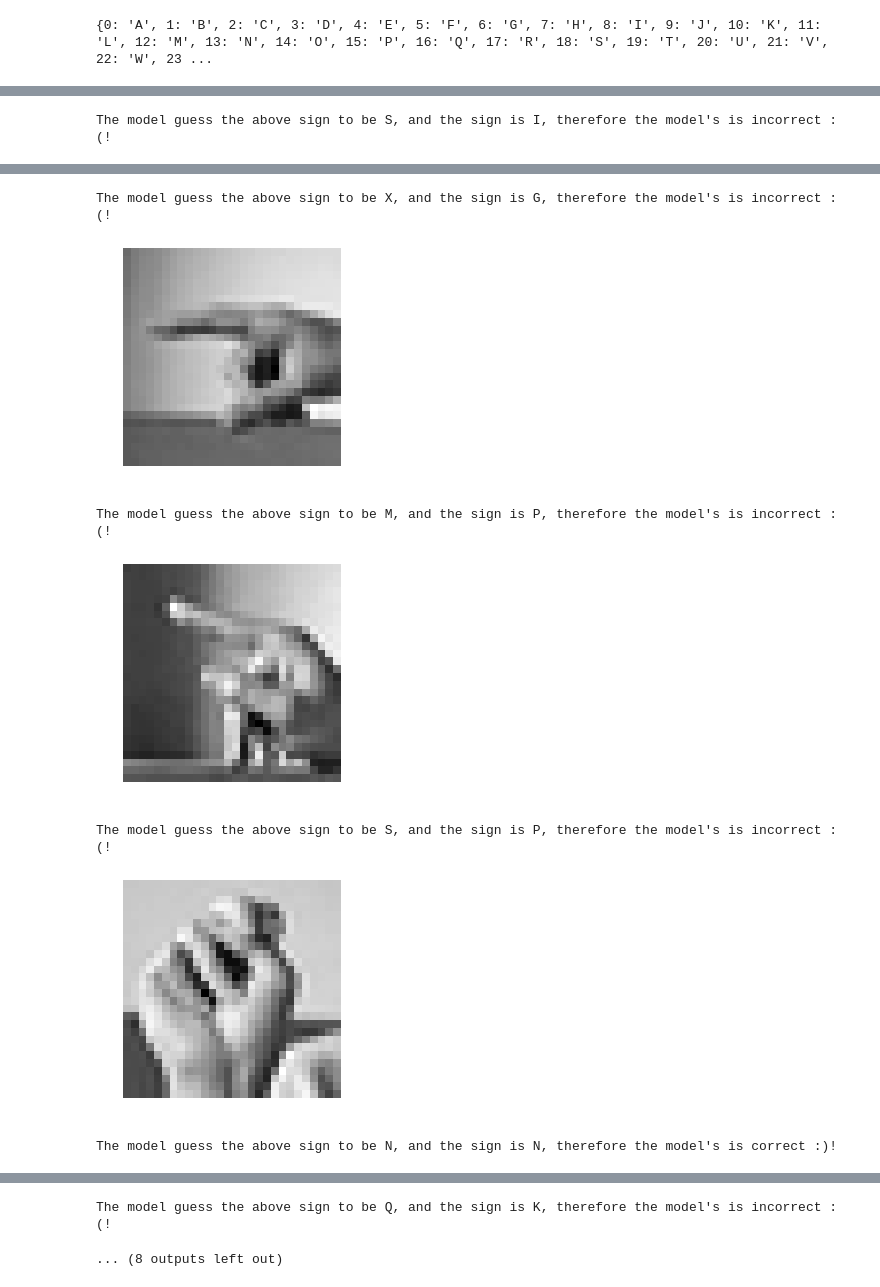
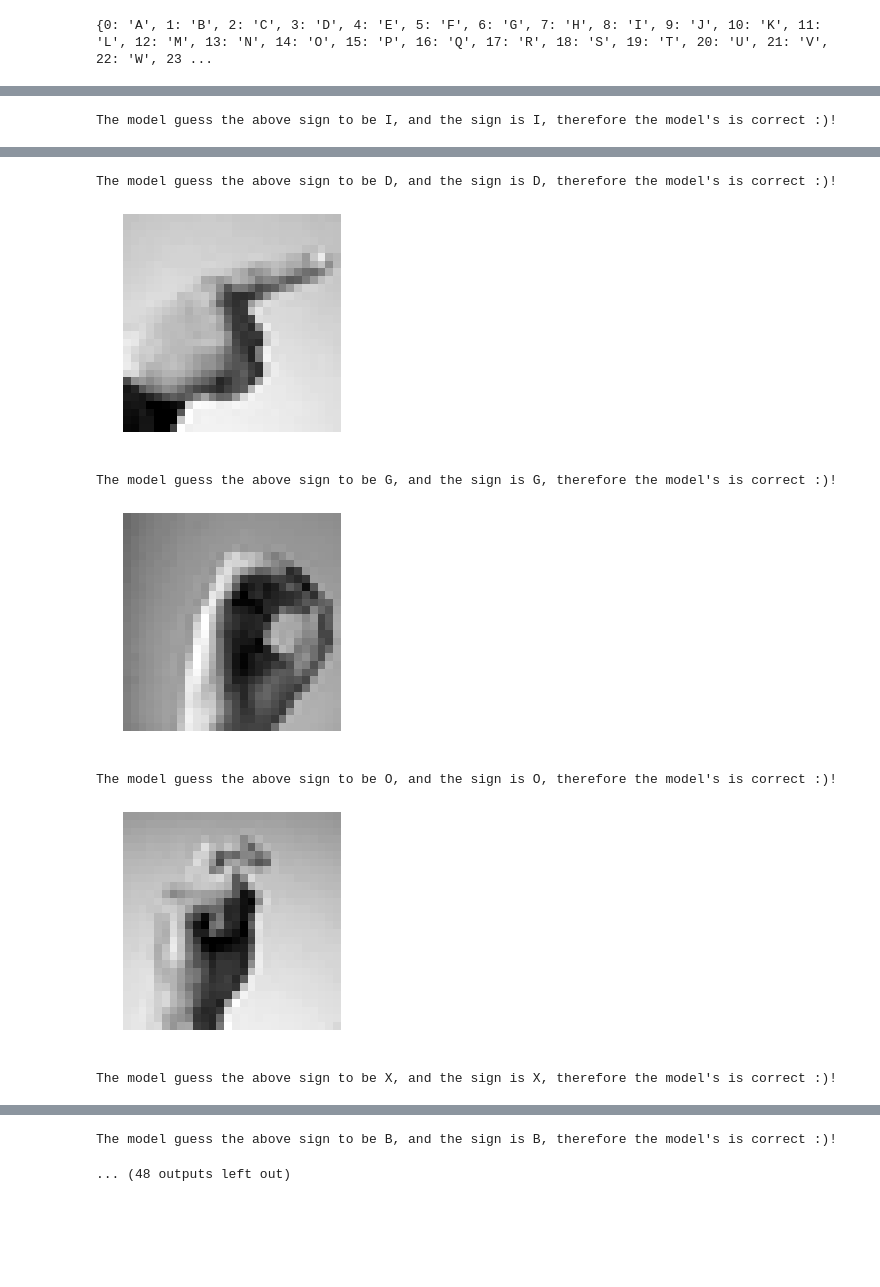
Before and after one commit to zhx281/Tensorflow-course, a Jupyter notebook: CNN/American_sign_language_v1.ipynb, the cells around one changed output, grey strips where cells are left out. Drawn from its saved outputs; the diff is of its cells as text; code cells hidden in the pictures; blank space fills up the shorter version.

```diff
--- a/CNN/American_sign_language_v1.ipynb
+++ b/CNN/American_sign_language_v1.ipynb
@@ -115,6 +139,7 @@ print(testing_labels.shape)
 
 if len(training_images.shape) < 4:
   training_images = np.expand_dims(training_images, axis=-1)
+if len(testing_images.shape) < 4:
   testing_images = np.expand_dims(testing_images, axis=-1)
 
 # Create an ImageDataGenerator and do Image Augmentation
@@ -139,5 +164,13 @@ print(testing_images.shape)
 # %% [markdown]
 # Step - 3: Create the Model
+# %%
+class myCallback(tf.keras.callbacks.Callback):
+  def __init__(self, p=0.9):
+    self.p = p
+  def on_epoch_end(self, epoch, logs={}):
+    if (logs.get('acc')>self.p):
+      print("\nReached {:.2f}% training accuracy, training STOP!".format(self.p*100))
+      self.model.stop_training = True
 # %%
 # Define the model with 2 Conv2D and 2 MaxPooling2D
 # and a dropout layer
@@ -148,20 +181,25 @@ model = tf.keras.models.Sequential([
   tf.keras.layers.MaxPooling2D(2,2),
   tf.keras.layers.Flatten(),
   tf.keras.layers.Dense(1024, activation='relu'),
-  tf.keras.layers.Dropout(.5),
+  tf.keras.layers.Dropout(.2),
   tf.keras.layers.Dense(training_labels.max()+1, activation='softmax')
   ])
 
 # Compile Model.
 model.compile(loss='sparse_categorical_crossentropy',
               optimizer='adam',
-              metrics=['sparse_categorical_accuracy'])
+              metrics=['acc'])
 # %%
-callbacks = myCallback()
+callbacks = myCallback(p=.8)
 # Train the Model
-history = model.fit_generator(train_datagen.flow(training_images, training_labels, batch_size=32),
+history = model.fit_generator(train_datagen.flow(training_images,
+                                                 training_labels,
+                                                 batch_size=32),
                               steps_per_epoch=len(training_images)/32,
-                              epochs=15,
-                              validation_data=validation_datagen.flow(testing_images, testing_labels, batch_size=32),
-                              validation_steps=len(testing_images)/32)
+                              epochs=100,
+                              validation_data=validation_datagen.flow(testing_images,
+                                                                      testing_labels,
+                                                                      batch_size=32),
+                              validation_steps=len(testing_images)/32,
+                              callbacks=[callbacks])
 # %% [output]
@@ -239,18 +268,22 @@ import matplotlib.image as mpimg
 import matplotlib.pyplot as plt
 from PIL import Image
 
-for image, label in zip(test_images, test_labels):
-  img = image.reshape(28, 28)
-  plt.imshow(img, cmap='gray')
+score = 0
+for image, label in zip(hidden_images, hidden_labels):
+  plt.imshow(image, cmap='gray')
   plt.axis('off')
   plt.show()
 
-  p = model.predict(np.expand_dims(image, axis=0))
+  img = np.expand_dims(image, axis=-1)/255.
+  p = model.predict(np.expand_dims(img, axis=0))
   predict = np.argmax(p)
   is_correct = 'correct :)!' if predict==label else 'incorrect :(!'
-
+  if is_correct == 'correct :)!':
+    score += 1
   print('The model guess the above sign to be {}, and the sign is {}, '
         "therefore the model's is {}".format(al_key[predict],
                                              al_key[int(label)],
                                              is_correct))
+
+print("The model's test accuracy is {:.2f}%".format(score/len(hidden_labels)*100))
 # %% [output]
@@ -258 +291 @@ for image, label in zip(test_images, test_labels):
-The model guess the above sign to be S, and the sign is I, therefore the model's is incorrect :(!
+The model guess the above sign to be I, and the sign is I, therefore the model's is correct :)!
@@ -260,7 +293,7 @@ The model guess the above sign to be S, and the sign is I, therefore the model's
-The model guess the above sign to be X, and the sign is G, therefore the model's is incorrect :(!
+The model guess the above sign to be D, and the sign is D, therefore the model's is correct :)!
-[figure, old version]
+[figure, new version]
-The model guess the above sign to be M, and the sign is P, therefore the model's is incorrect :(!
+The model guess the above sign to be G, and the sign is G, therefore the model's is correct :)!
-[figure, old version]
+[figure, new version]
-The model guess the above sign to be S, and the sign is P, therefore the model's is incorrect :(!
+The model guess the above sign to be O, and the sign is O, therefore the model's is correct :)!
-[figure, old version]
+[figure, new version]
-The model guess the above sign to be N, and the sign is N, therefore the model's is correct :)!
+The model guess the above sign to be X, and the sign is X, therefore the model's is correct :)!
@@ -268,2 +301,2 @@ The model guess the above sign to be N, and the sign is N, therefore the model's
-The model guess the above sign to be Q, and the sign is K, therefore the model's is incorrect :(!
+The model guess the above sign to be B, and the sign is B, therefore the model's is correct :)!
-... (8 outputs left out)
+... (48 outputs left out)
```
Also changed, not shown: parts of 12 cells of this notebook.
